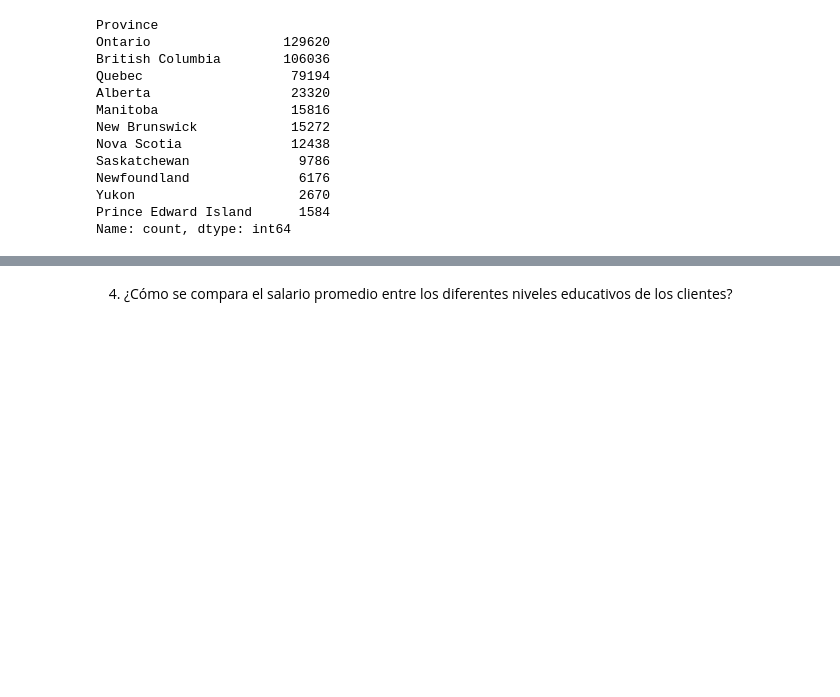
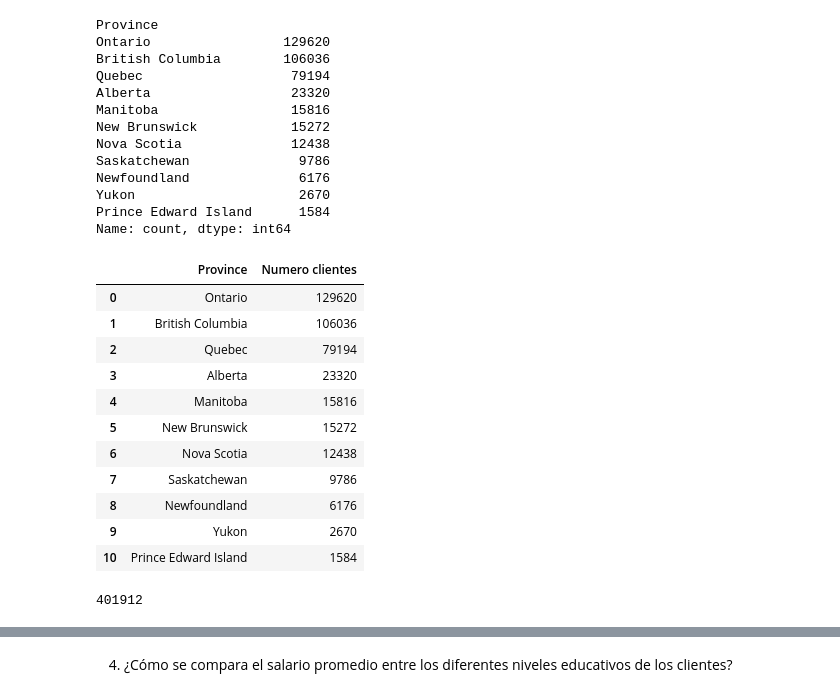
Before and after one commit to Adalab/bda-modulo-3-evaluacion-final-23lau, a Jupyter notebook: Evaluacion_modulo3.ipynb, the cells around one changed output, grey strips where cells are left out. Saved outputs shown, nothing was run; the diff lists cells and outputs as text; code cells hidden in the pictures; blank space fills up the shorter version.

```diff
--- a/Evaluacion_modulo3.ipynb
+++ b/Evaluacion_modulo3.ipynb
@@ -1204,3 +1228,25 @@ Newfoundland              6176
 Yukon                     2670
 Prince Edward Island      1584
 Name: count, dtype: int64
+# %%
+provincias = df_final["Province"].value_counts()
+provincias = provincias.to_frame(name='Numero clientes').reset_index()
+provincias
+# %% [output]
+|  | Province | Numero clientes |
+| 0 | Ontario | 129620 |
+| 1 | British Columbia | 106036 |
+| 2 | Quebec | 79194 |
+| 3 | Alberta | 23320 |
+| 4 | Manitoba | 15816 |
+| 5 | New Brunswick | 15272 |
+| 6 | Nova Scotia | 12438 |
+| 7 | Saskatchewan | 9786 |
+| 8 | Newfoundland | 6176 |
+| 9 | Yukon | 2670 |
+| 10 | Prince Edward Island | 1584 |
+# %%
+total_clientes = provincias["Numero clientes"].sum()
+total_clientes
+# %% [output]
+401912
```
Also changed, not shown: parts of 35 cells of this notebook.
